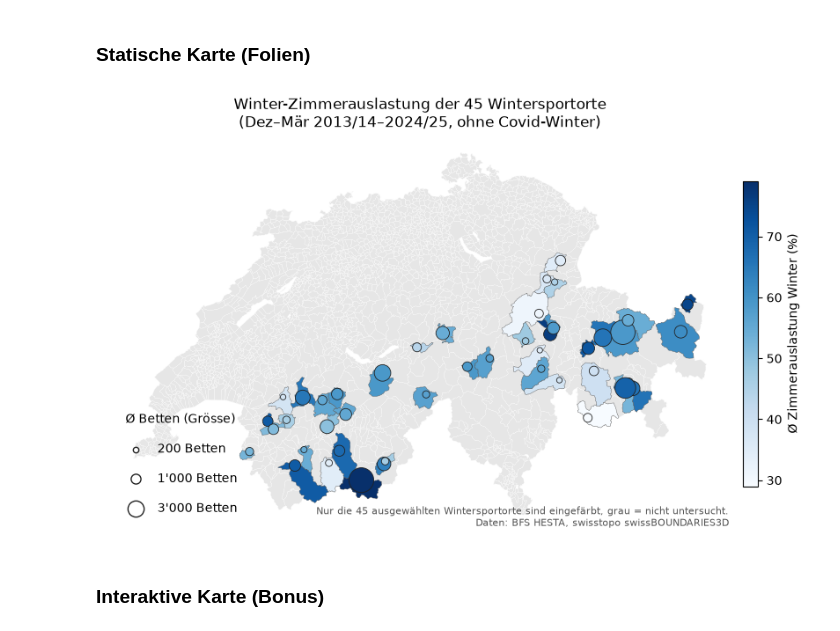
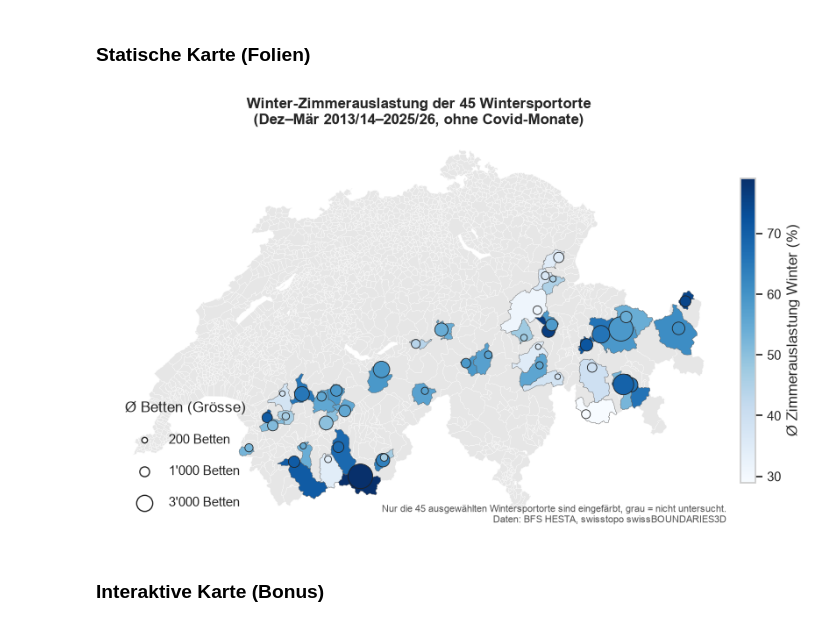
Before and after one commit to aakset/wintertourismus-schnee, a Jupyter notebook: notebooks/04_eda_tests_karte.ipynb, the cells around one changed output. Saved outputs shown, nothing was run; the diff lists cells and outputs as text; code cells hidden in the pictures.

```diff
--- a/notebooks/04_eda_tests_karte.ipynb
+++ b/notebooks/04_eda_tests_karte.ipynb
@@ -12,6 +12,7 @@ import numpy as np
 import geopandas as gpd
 import matplotlib as mpl
 import matplotlib.pyplot as plt
+import seaborn as sns
 import folium
 from scipy import stats
 from statsmodels.stats.multicomp import pairwise_tukeyhsd
@@ -20,6 +21,18 @@ pd.set_option("display.max_colwidth", None)
 panel = pd.read_csv("../data/processed/panel_winter.csv")
 d = panel[panel.covid == 0].copy()          # ohne Covid-Winter
 KLASSEN = ["tief", "mittel", "hoch"]
+
+# Einheitlicher Stil für alle Grafiken (Teil 2 und 3)
+FARBEN = {"tief": "#d1342f", "mittel": "#e3a21a", "hoch": "#1f6fd1"}   # Höhenklassen, überall gleich
+QUELLE = "Daten: BFS HESTA, Open-Meteo (ERA5)"
+MONATE = {12: "Dez", 1: "Jan", 2: "Feb", 3: "Mär"}
+sns.set_theme(style="whitegrid", rc={"axes.titleweight": "bold", "grid.color": "#e6e6e6"})
+
+def speichern(fig, name, quelle=QUELLE):
+    """Quelle unten links anfügen und als figures/<name>.png (dpi 200) speichern."""
+    fig.text(0.01, 0.01, quelle, fontsize=8, color="grey")
+    fig.tight_layout(rect=(0, 0.03, 1, 1))
+    fig.savefig(f"../figures/{name}.png", dpi=200)
 print(len(d), "Monatsbeobachtungen,", d.bfs_nr.nunique(), "Orte")
 # %% [output]
 2032 Monatsbeobachtungen, 45 Orte
@@ -632,35 +763,35 @@ orte_lv = orte.to_crs(2056)
 
 norm = mpl.colors.Normalize(vmin=orte.auslastung.min(), vmax=orte.auslastung.max())
 cmap = plt.get_cmap("Blues")
 
 def groesse(betten):
     return betten / orte.betten.max() * 400 + 10   # Fläche der Punkte ~ Betten
 
 fig, ax = plt.subplots(figsize=(11, 7.5))
 karte_lv.plot(ax=ax, color="#e6e6e6", edgecolor="white", linewidth=0.2)
 karte_lv.dropna(subset=["auslastung"]).plot(ax=ax, column="auslastung", cmap=cmap, norm=norm,
                                             edgecolor="#555555", linewidth=0.3)
 ax.scatter(orte_lv.geometry.x, orte_lv.geometry.y, s=groesse(orte_lv.betten),
            c=orte_lv.auslastung, cmap=cmap, norm=norm, edgecolor="#222222", linewidth=0.6, zorder=3)
 
 # Farblegende
 cb = fig.colorbar(mpl.cm.ScalarMappable(norm=norm, cmap=cmap), ax=ax, shrink=0.6, pad=0.01)
 cb.set_label("Ø Zimmerauslastung Winter (%)")
 
 # Grössenlegende
 for b in [200, 1000, 3000]:
     ax.scatter([], [], s=groesse(b), color="white", edgecolor="#222222", label=f"{b:,} Betten".replace(",", "'"))
 ax.legend(title="Ø Betten (Grösse)", loc="lower left", frameon=False, labelspacing=1.4, borderpad=1)
 
-ax.set_title("Winter-Zimmerauslastung der 45 Wintersportorte\n(Dez–Mär 2013/14–2024/25, ohne Covid-Winter)")
+ax.set_title("Winter-Zimmerauslastung der 45 Wintersportorte\n(Dez–Mär 2013/14–2025/26, ohne Covid-Monate)")
 ax.text(0.99, 0.01, "Nur die 45 ausgewählten Wintersportorte sind eingefärbt, grau = nicht untersucht.\n"
         "Daten: BFS HESTA, swisstopo swissBOUNDARIES3D",
         transform=ax.transAxes, ha="right", va="bottom", fontsize=8, color="#555555")
 ax.set_axis_off()
 fig.savefig("../figures/karte_auslastung.png", dpi=200, bbox_inches="tight")
 plt.show()
 # %% [output]
-[figure, old version]
+[figure, new version]
 # %% [markdown]
 ### Interaktive Karte (Bonus)
 # %%
```
Also changed, not shown: parts of 15 cells of this notebook, 9 other files.
